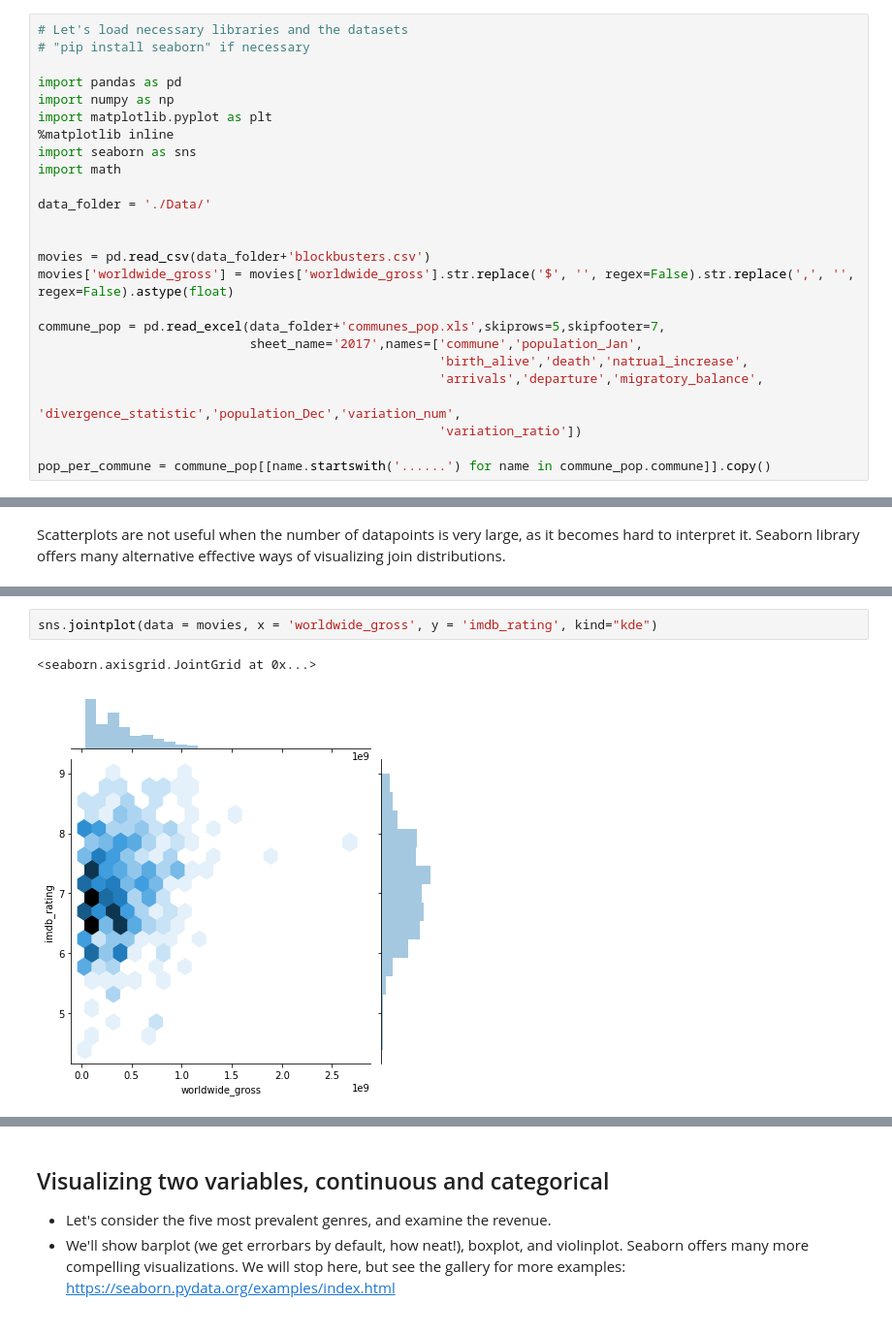
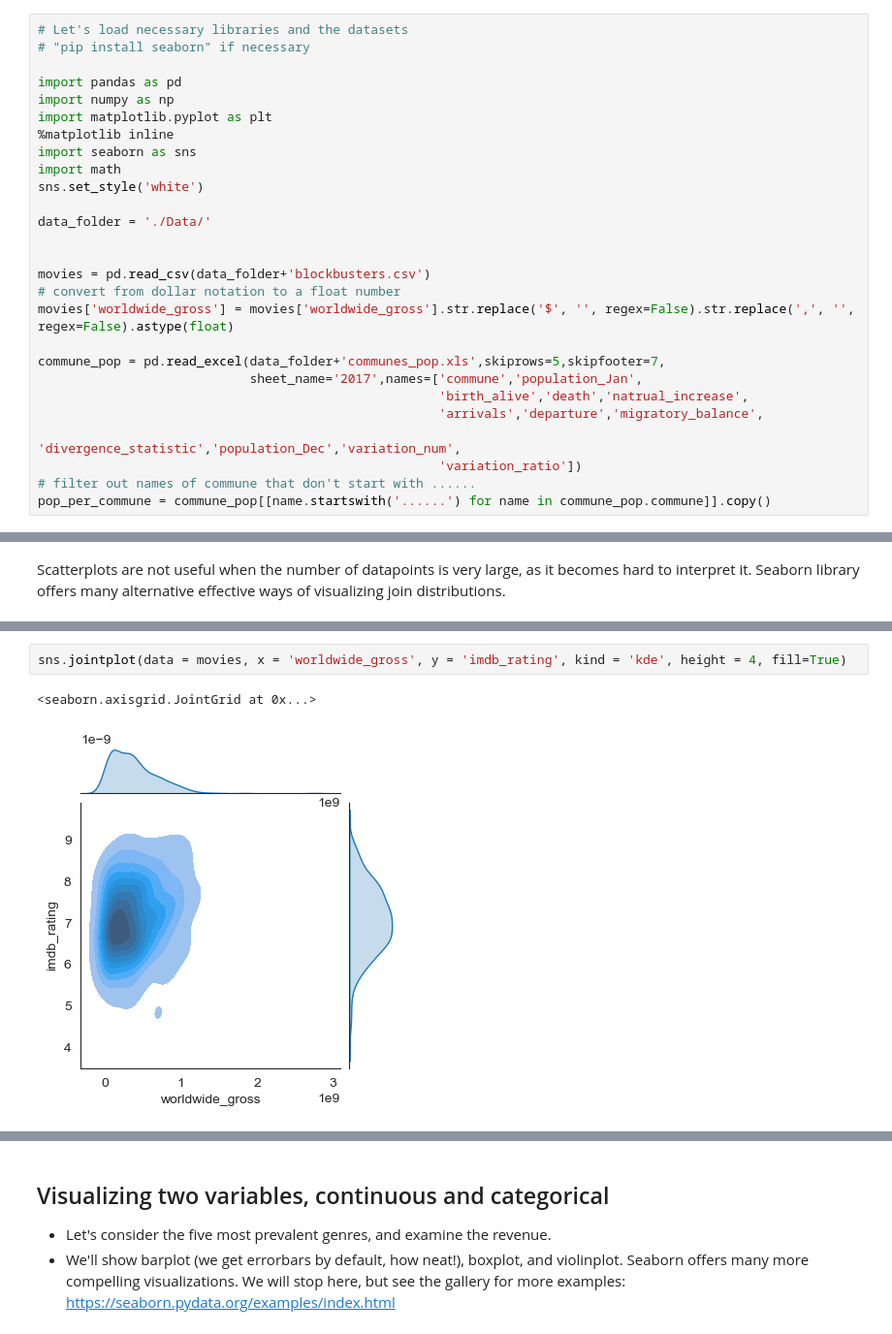
Before and after one commit to rureddish/ADA_Course_Material, a Jupyter notebook: Tutorials/02 - Data viz and data from the web/Becoming a DataVizard exercise.ipynb, the cells around one changed output, grey strips where cells are left out. Shown at 97% size. Drawn from its saved outputs; the diff is of its cells as text.

```diff
--- a/Tutorials/02 - Data viz and data from the web/Becoming a DataVizard exercise.ipynb
+++ b/Tutorials/02 - Data viz and data from the web/Becoming a DataVizard exercise.ipynb
@@ -36,11 +36,13 @@ import matplotlib.pyplot as plt
 %matplotlib inline
 import seaborn as sns
 import math
+sns.set_style('white')
 
 data_folder = './Data/'
 
 
 movies = pd.read_csv(data_folder+'blockbusters.csv')
+# convert from dollar notation to a float number
 movies['worldwide_gross'] = movies['worldwide_gross'].str.replace('$', '', regex=False).str.replace(',', '', regex=False).astype(float)
 
 commune_pop = pd.read_excel(data_folder+'communes_pop.xls',skiprows=5,skipfooter=7,
@@ -49,7 +51,7 @@ commune_pop = pd.read_excel(data_folder+'communes_pop.xls',skiprows=5,skipfooter
                                                      'arrivals','departure','migratory_balance',
                                                      'divergence_statistic','population_Dec','variation_num',
                                                      'variation_ratio'])
-
+# filter out names of commune that don't start with ......
 pop_per_commune = commune_pop[[name.startswith('......') for name in commune_pop.commune]].copy()
 # %% [markdown]
 ### Note:
@@ -130,6 +149,6 @@ sns.jointplot(x=movies['worldwide_gross'], y=movies['imdb_rating'], kind="hex")
 # %%
-sns.jointplot(data = movies, x = 'worldwide_gross', y = 'imdb_rating', kind="kde")
+sns.jointplot(data = movies, x = 'worldwide_gross', y = 'imdb_rating', kind = 'kde', height = 4, fill=True)
 # %% [output]
 <seaborn.axisgrid.JointGrid at 0x...>
-[figure, old version]
+[figure, new version]
 # %%
```
Also changed, not shown: parts of 41 cells of this notebook, 1 other file.
